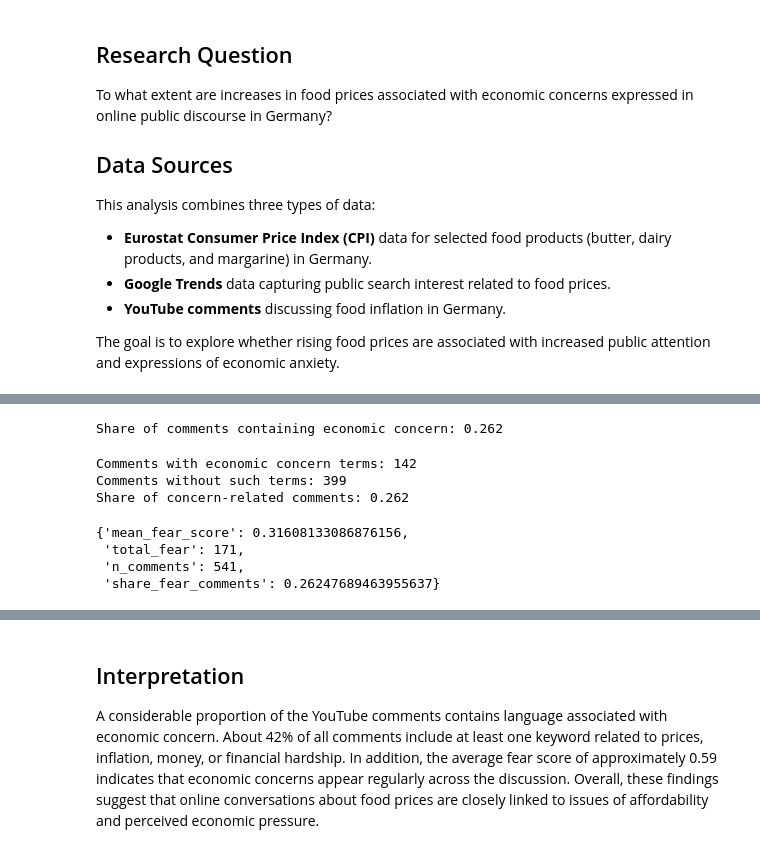
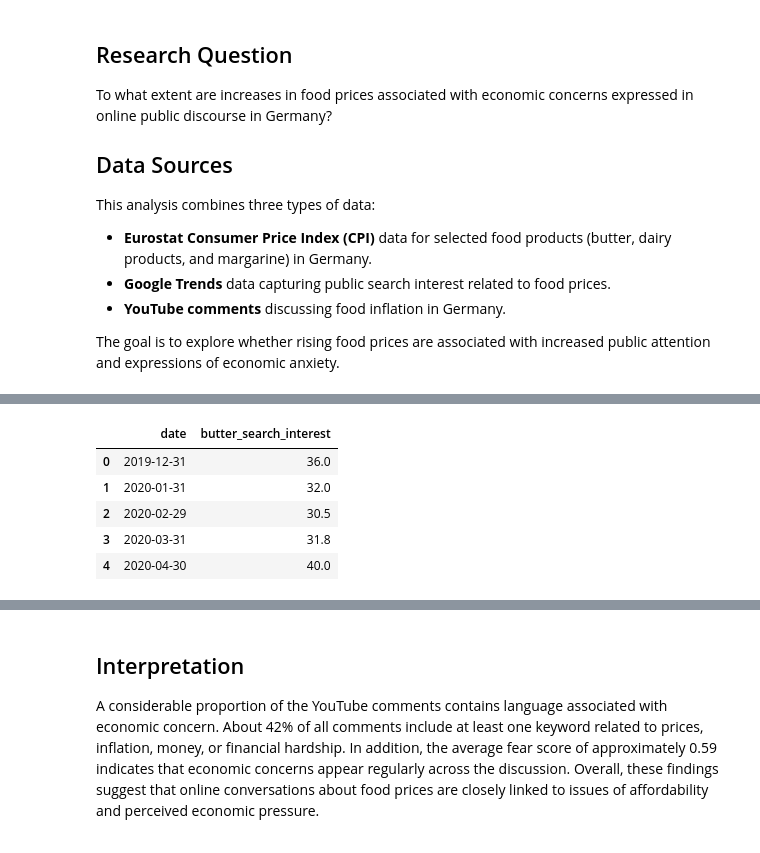
Before and after one commit to ceydadutbjk-commits/DataScienceProject, a Jupyter notebook: inflation_project/raw_data/Frage 9 letzte Bearbeitung (2).ipynb, the cells around one changed output, grey strips where cells are left out. Drawn from its saved outputs; the diff is of its cells as text; code cells hidden in the pictures.

```diff
--- a/inflation_project/raw_data/Frage 9 letzte Bearbeitung (2).ipynb
+++ b/inflation_project/raw_data/Frage 9 letzte Bearbeitung (2).ipynb
@@ -193,33 +113,15 @@ def fear_score(text: str, fear_words: list[str] = FEAR_WORDS) -> int:
-# %%
-comments_df["fear_score"] = comments_df["comment"].apply(fear_score)
-comments_df["fear_present"] = comments_df["fear_score"] > 0
-
-fear_share = comments_df["fear_present"].mean()
-
-print("Share of comments containing economic concern:", round(fear_share,3))
-# %% [output]
-Share of comments containing economic concern: 0.262
-# %%
-fear_counts = comments_df["fear_present"].value_counts()
-
-print("Comments with economic concern terms:", fear_counts.get(True, 0))
-print("Comments without such terms:", fear_counts.get(False, 0))
-print("Share of concern-related comments:", round(comments_df["fear_present"].mean(), 3))
-# %% [output]
-Comments with economic concern terms: 142
-Comments without such terms: 399
-Share of concern-related comments: 0.262
-# %%
-discourse_summary = {
-    "mean_fear_score": comments_df["fear_score"].mean(),
-    "total_fear": comments_df["fear_score"].sum(),
-    "n_comments": comments_df["comment"].count(),
-    "share_fear_comments": comments_df["fear_present"].mean()
-}
-
-discourse_summary
-# %% [output]
-{'mean_fear_score': 0.31608133086876156,
- 'total_fear': 171,
- 'n_comments': 541,
- 'share_fear_comments': 0.26247689463955637}
+# %%
+trends_df = load_trends_json(
+    TRENDS_FILE,
+    key="iot_Butter.json",
+    value_name="butter_search_interest"
+)
+
+trends_df.head()
+# %% [output]
+|  | date | butter_search_interest |
+| 0 | 2019-12-31 | 36.0 |
+| 1 | 2020-01-31 | 32.0 |
+| 2 | 2020-02-29 | 30.5 |
+| 3 | 2020-03-31 | 31.8 |
+| 4 | 2020-04-30 | 40.0 |
```
Also changed, not shown: parts of 24 cells of this notebook.
